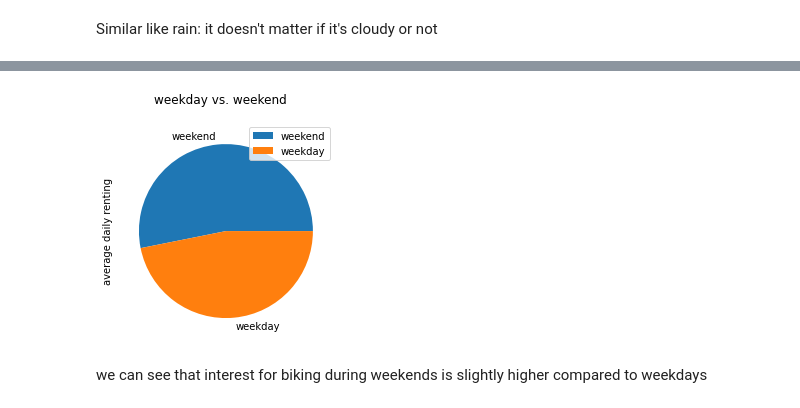
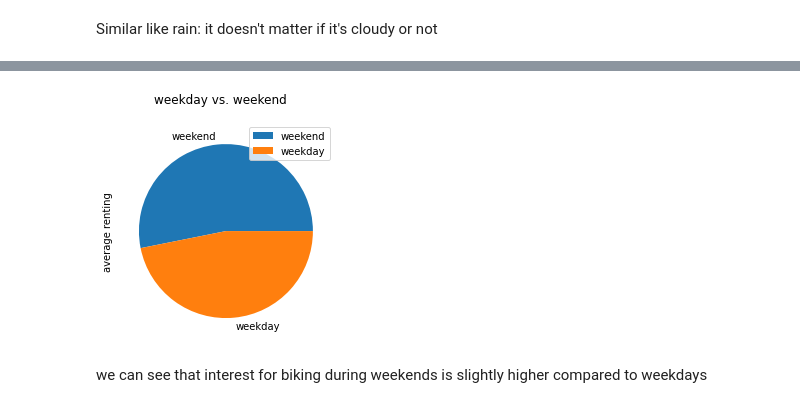
Before and after one commit to carlos108108/Just_Eat_Cycles_project, a Jupyter notebook: Edinburgh.ipynb, the cells around one changed output, grey strips where cells are left out. Cells and saved outputs as stored; diff of their text form; code cells hidden in the pictures.

```diff
--- a/Edinburgh.ipynb
+++ b/Edinburgh.ipynb
@@ -166,11 +170,11 @@ Similar like rain: it doesn't matter if it's cloudy or not
 # %%
 data = [[final_df['weekday'].sum()/2], [(final_df['weekday'].count()-final_df['weekday'].sum())/5] ]
-columns = ['average daily renting']
+columns = ['average renting']
 index = ['weekend', 'weekday']
 df_w = pd.DataFrame(data, index=index, columns=columns)
 df_w.plot(kind='pie', subplots=True, title='weekday vs. weekend');
 # %% [output]
-[figure, old version]
+[figure, new version]
 # %% [markdown]
 we can see that interest for biking during weekends is slightly higher compared to weekdays
 # %%
```
Also changed, not shown: parts of 5 cells of this notebook.
